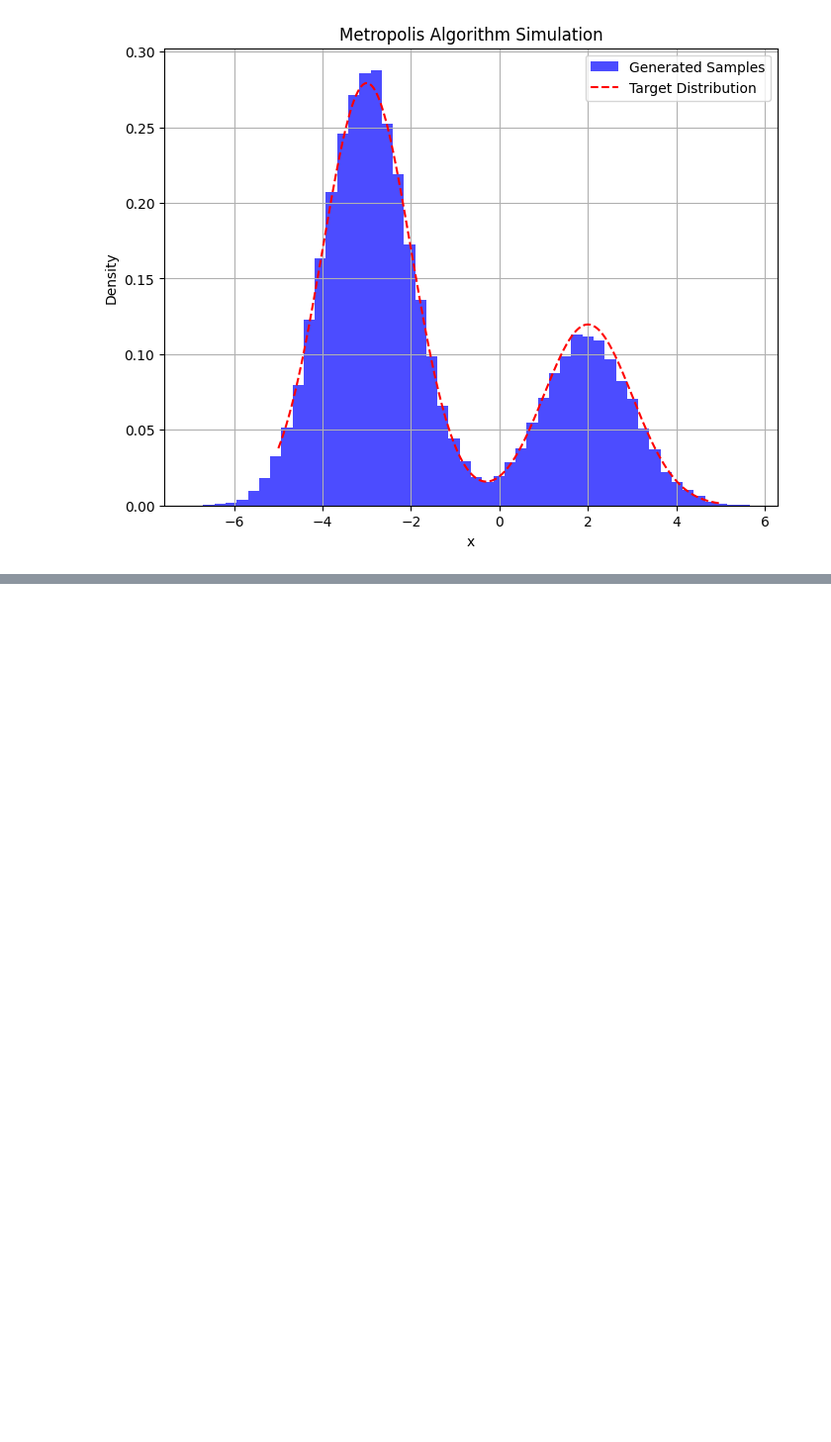
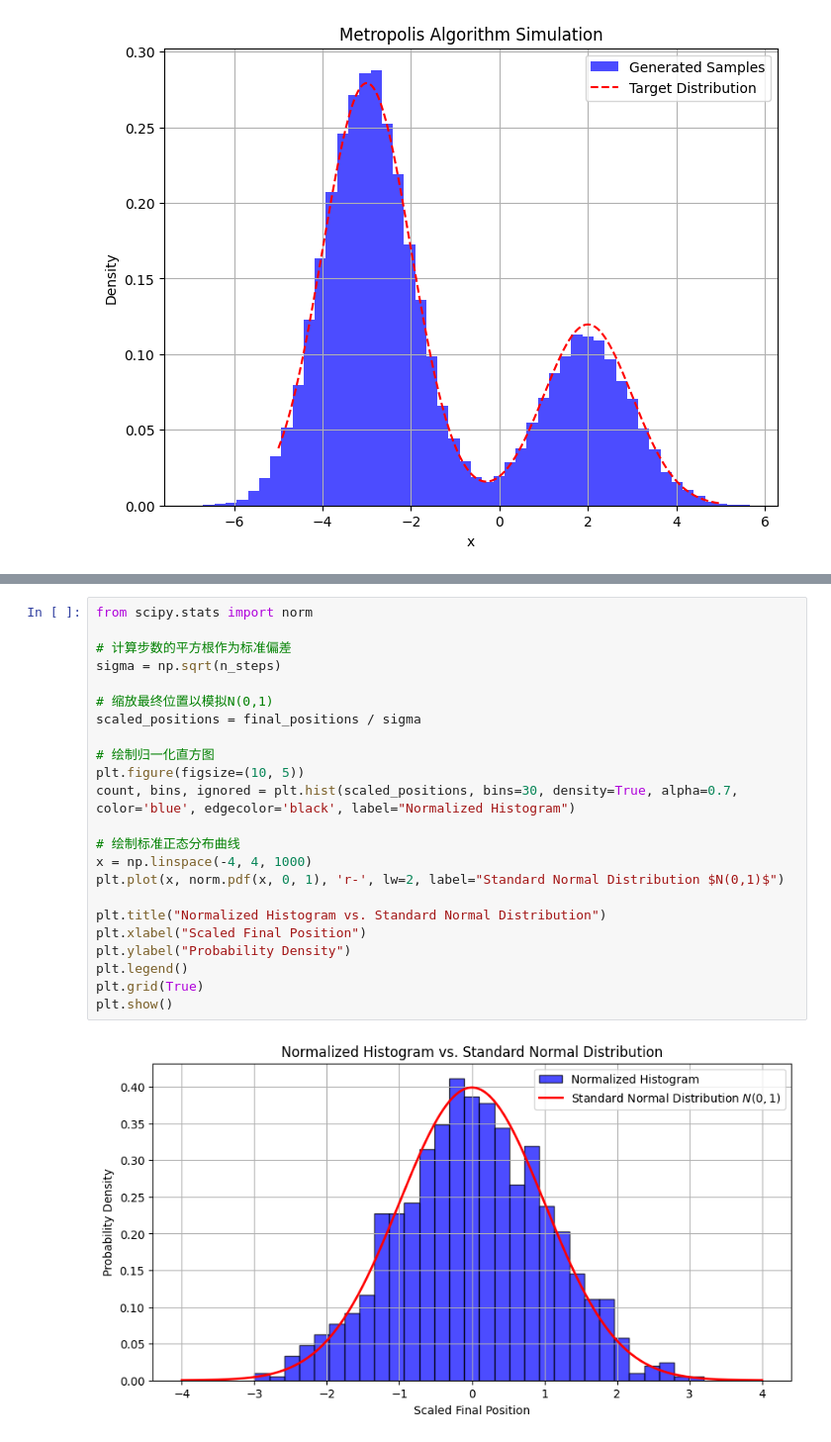
Before and after one commit to lansenhhhh/mathcomphy-book, a Jupyter notebook: He原子/Metropolis.ipynb, the cells around one changed output, grey strips where cells are left out. Shown at 99% size. Saved outputs shown, nothing was run; the diff lists cells and outputs as text; blank space fills up the shorter version.

```diff
--- a/He原子/Metropolis.ipynb
+++ b/He原子/Metropolis.ipynb
@@ -169,0 +339,25 @@ import tensorflow
+# %%
+from scipy.stats import norm
+
+# 计算步数的平方根作为标准偏差
+sigma = np.sqrt(n_steps)
+
+# 缩放最终位置以模拟N(0,1)
+scaled_positions = final_positions / sigma
+
+# 绘制归一化直方图
+plt.figure(figsize=(10, 5))
+count, bins, ignored = plt.hist(scaled_positions, bins=30, density=True, alpha=0.7, color='blue', edgecolor='black', label="Normalized Histogram")
+
+# 绘制标准正态分布曲线
+x = np.linspace(-4, 4, 1000)
+plt.plot(x, norm.pdf(x, 0, 1), 'r-', lw=2, label="Standard Normal Distribution $N(0,1)$")
+
+plt.title("Normalized Histogram vs. Standard Normal Distribution")
+plt.xlabel("Scaled Final Position")
+plt.ylabel("Probability Density")
+plt.legend()
+plt.grid(True)
+plt.show()
+# %% [output]
+[figure, added]
```
Also changed, not shown: parts of 6 cells of this notebook, 20 other files.
